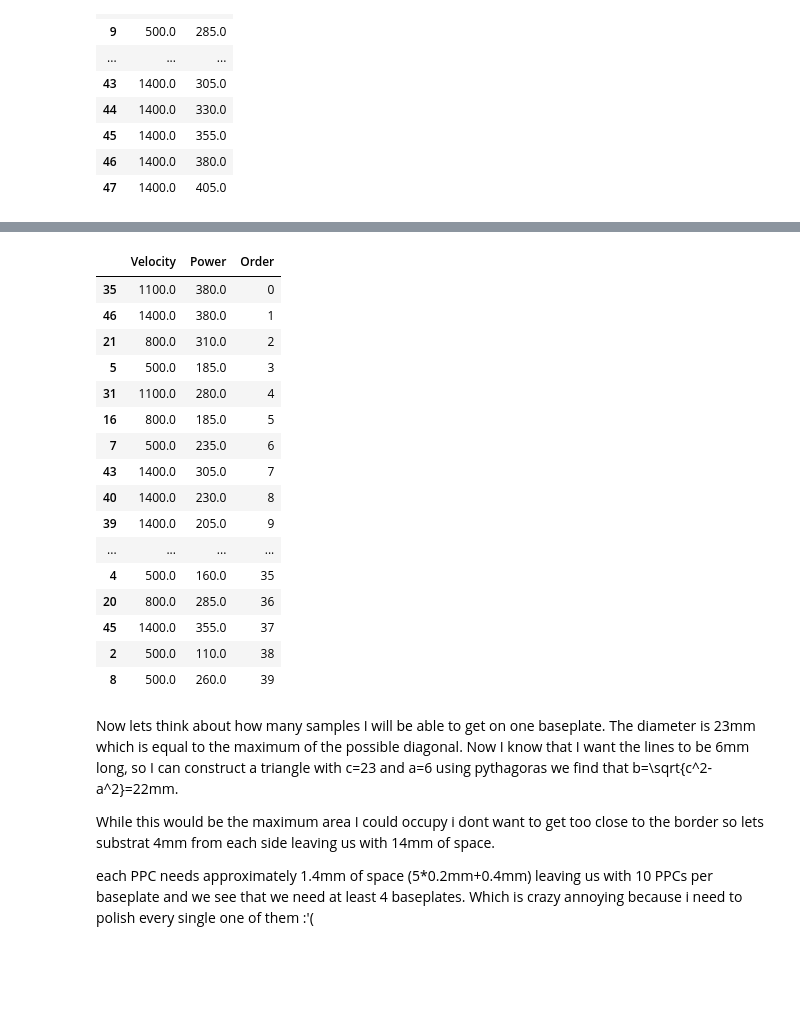
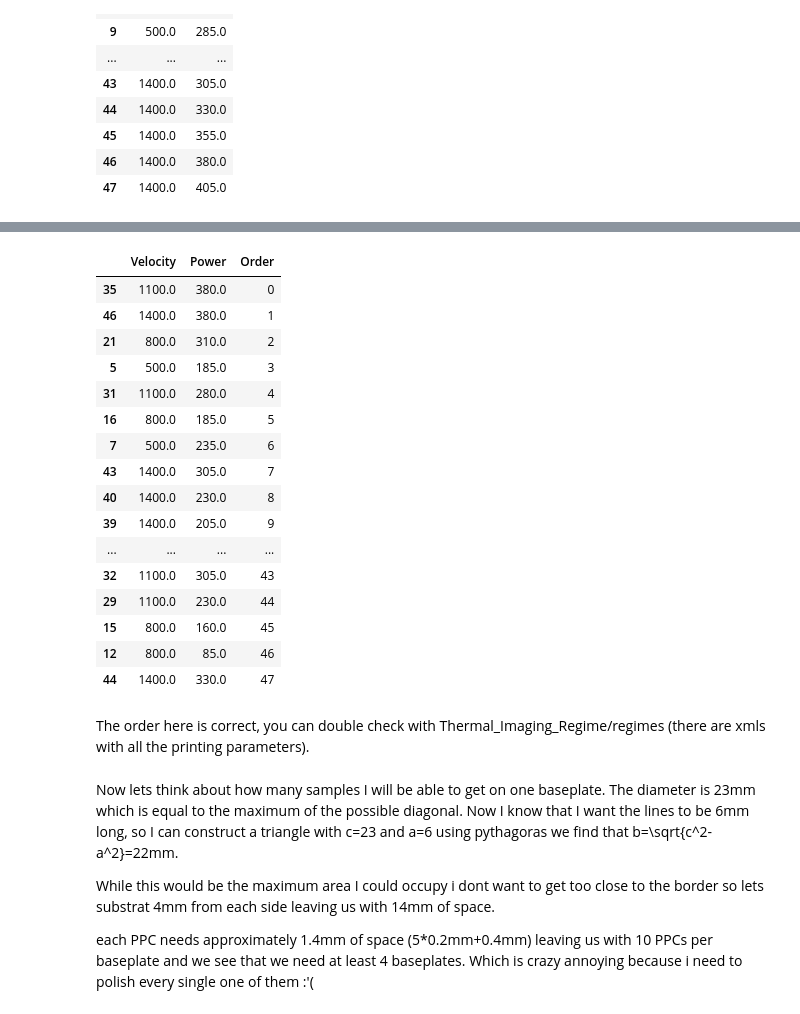
Before and after one commit to Lucas-max3D/Thermal_Imaging_Regime, a Jupyter notebook: regimes/0_Design_of_Experiments.ipynb, the cells around one changed output, grey strips where cells are left out. Saved outputs shown, nothing was run; the diff lists cells and outputs as text; code cells hidden in the pictures; blank space fills up the shorter version.

Commit message:
Rerun, data correction

```diff
--- a/regimes/0_Design_of_Experiments.ipynb
+++ b/regimes/0_Design_of_Experiments.ipynb
@@ -115,25 +115,27 @@ if not 'Order' in PPC.columns:
 # %%
 PPC_sorted = PPC.sort_values(by=['Order'])
 PPC_sorted.to_csv('Experimental_parameters.csv',sep=',',header=True)
-PPC_sorted.head(40)
+PPC_sorted
 # %% [output]
 |  | Velocity | Power | Order |
 | 35 | 1100.0 | 380.0 | 0 |
 | 46 | 1400.0 | 380.0 | 1 |
 | 21 | 800.0 | 310.0 | 2 |
 | 5 | 500.0 | 185.0 | 3 |
 | 31 | 1100.0 | 280.0 | 4 |
 | 16 | 800.0 | 185.0 | 5 |
 | 7 | 500.0 | 235.0 | 6 |
 | 43 | 1400.0 | 305.0 | 7 |
 | 40 | 1400.0 | 230.0 | 8 |
 | 39 | 1400.0 | 205.0 | 9 |
 | ... | ... | ... | ... |
-| 4 | 500.0 | 160.0 | 35 |
-| 20 | 800.0 | 285.0 | 36 |
-| 45 | 1400.0 | 355.0 | 37 |
-| 2 | 500.0 | 110.0 | 38 |
-| 8 | 500.0 | 260.0 | 39 |
+| 32 | 1100.0 | 305.0 | 43 |
+| 29 | 1100.0 | 230.0 | 44 |
+| 15 | 800.0 | 160.0 | 45 |
+| 12 | 800.0 | 85.0 | 46 |
+| 44 | 1400.0 | 330.0 | 47 |
+# %% [markdown]
+The order here is correct, you can double check with Thermal_Imaging_Regime/regimes (there are xmls with all the printing parameters).
 # %% [markdown]
 Now lets think about how many samples I will be able to get on one baseplate. The diameter is 23mm which is equal to the maximum of the possible diagonal.
 Now I know that I want the lines to be 6mm long, so I can construct a triangle with c=23 and a=6 using pythagoras we find that b=\sqrt{c^2-a^2}=22mm.
```
Also changed, not shown: parts of 1 cell of this notebook, 9 other files.
